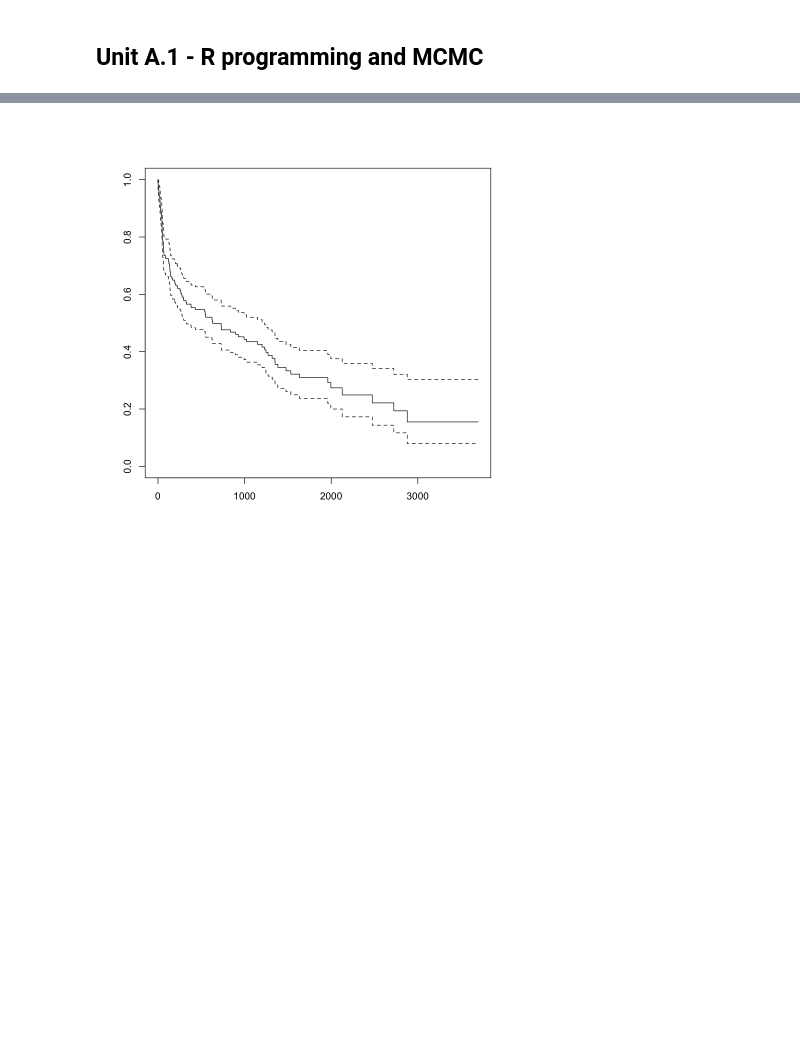
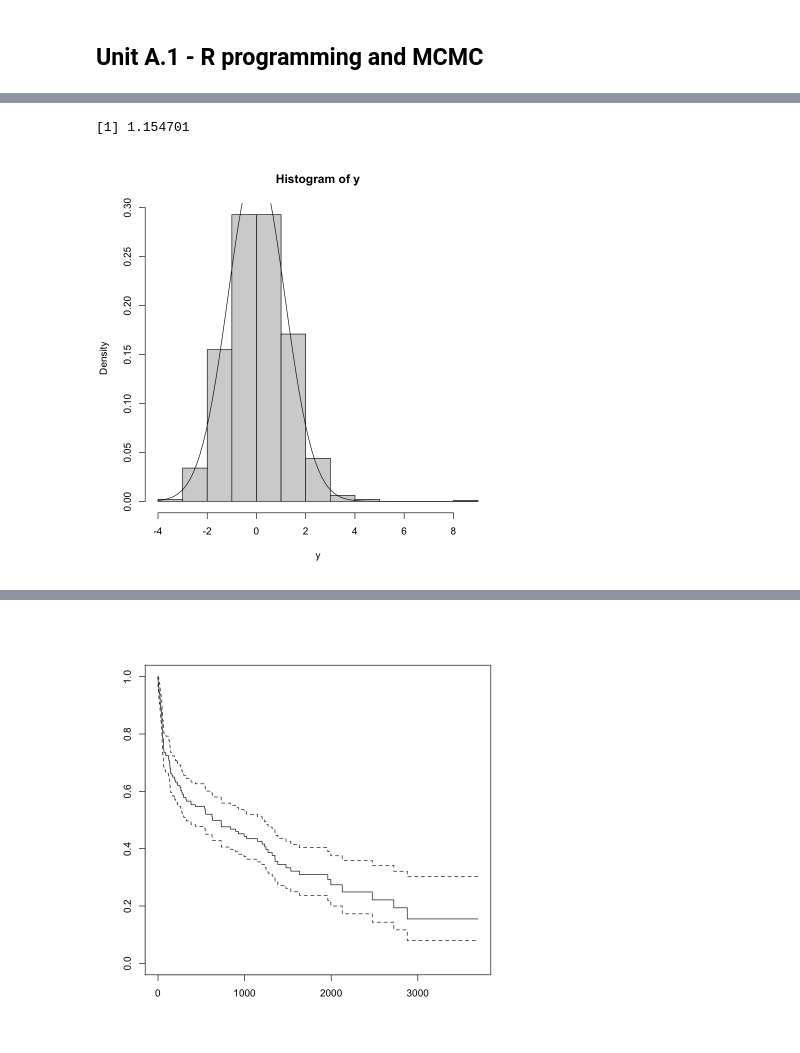
Before and after one commit to tommasorigon/CompStat, a Jupyter notebook: notebook/un_A1.ipynb, the cells around one changed output, grey strips where cells are left out. Saved outputs shown, nothing was run; the diff lists cells and outputs as text; code cells hidden in the pictures; blank space fills up the shorter version.

```diff
--- a/notebook/un_A1.ipynb
+++ b/notebook/un_A1.ipynb
@@ -4,0 +19,7 @@
+# %%
+hist(y, freq = F)
+sqrt(1 / (1 - rho^2))
+curve(dnorm(x, 0, sqrt(1 / (1 - rho^2))), add = TRUE)
+# %% [output]
+[1] 1.154701
+[figure, added]
```
Also changed, not shown: parts of 6 cells of this notebook.
